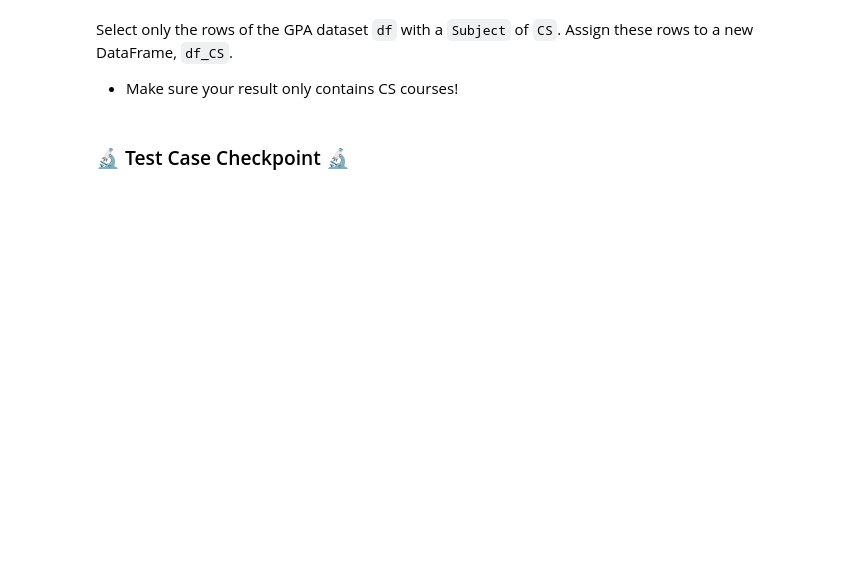
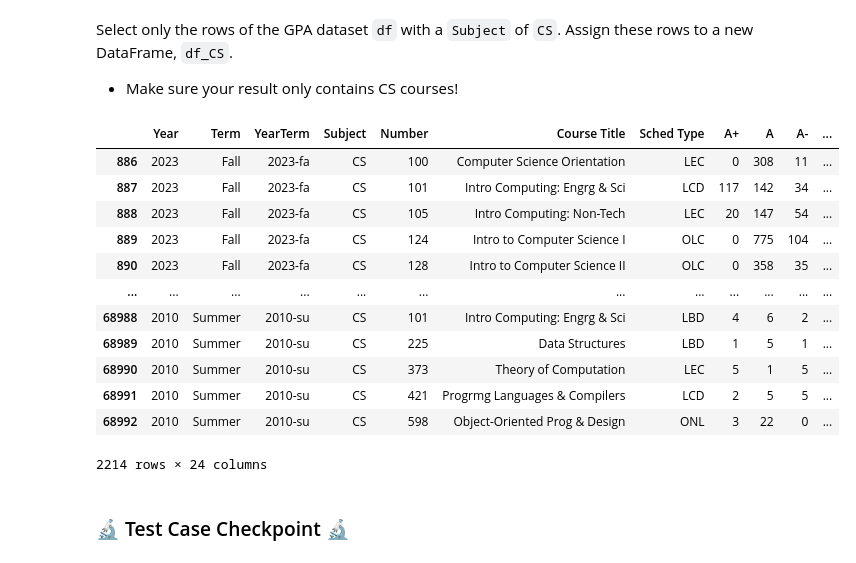
Before and after one commit to 168904578/hongyuq2, a Jupyter notebook: lab_simpsons_paradox/lab_simpsons_paradox.ipynb, the cells around one changed output. Drawn from its saved outputs; the diff is of its cells as text; code cells hidden in the pictures; blank space fills up the shorter version.

```diff
--- a/lab_simpsons_paradox/lab_simpsons_paradox.ipynb
+++ b/lab_simpsons_paradox/lab_simpsons_paradox.ipynb
@@ -123,3 +155,20 @@ df_CS = ...
+# %%
+df_CS = df[df['Subject'] == 'CS']
+df_CS
+# %% [output]
+|  | Year | Term | YearTerm | Subject | Number | Course Title | Sched Type | A+ | A | A- | ... |
+| 886 | 2023 | Fall | 2023-fa | CS | 100 | Computer Science Orientation | LEC | 0 | 308 | 11 | ... |
+| 887 | 2023 | Fall | 2023-fa | CS | 101 | Intro Computing: Engrg & Sci | LCD | 117 | 142 | 34 | ... |
+| 888 | 2023 | Fall | 2023-fa | CS | 105 | Intro Computing: Non-Tech | LEC | 20 | 147 | 54 | ... |
+| 889 | 2023 | Fall | 2023-fa | CS | 124 | Intro to Computer Science I | OLC | 0 | 775 | 104 | ... |
+| 890 | 2023 | Fall | 2023-fa | CS | 128 | Intro to Computer Science II | OLC | 0 | 358 | 35 | ... |
+| ... | ... | ... | ... | ... | ... | ... | ... | ... | ... | ... | ... |
+| 68988 | 2010 | Summer | 2010-su | CS | 101 | Intro Computing: Engrg & Sci | LBD | 4 | 6 | 2 | ... |
+| 68989 | 2010 | Summer | 2010-su | CS | 225 | Data Structures | LBD | 1 | 5 | 1 | ... |
+| 68990 | 2010 | Summer | 2010-su | CS | 373 | Theory of Computation | LEC | 5 | 1 | 5 | ... |
+| 68991 | 2010 | Summer | 2010-su | CS | 421 | Progrmg Languages & Compilers | LCD | 2 | 5 | 5 | ... |
+| 68992 | 2010 | Summer | 2010-su | CS | 598 | Object-Oriented Prog & Design | ONL | 3 | 22 | 0 | ... |
+2214 rows × 24 columns
 # %% [markdown]
 ### 🔬 Test Case Checkpoint 🔬
 # %%
```
Also changed, not shown: parts of 50 cells of this notebook.
